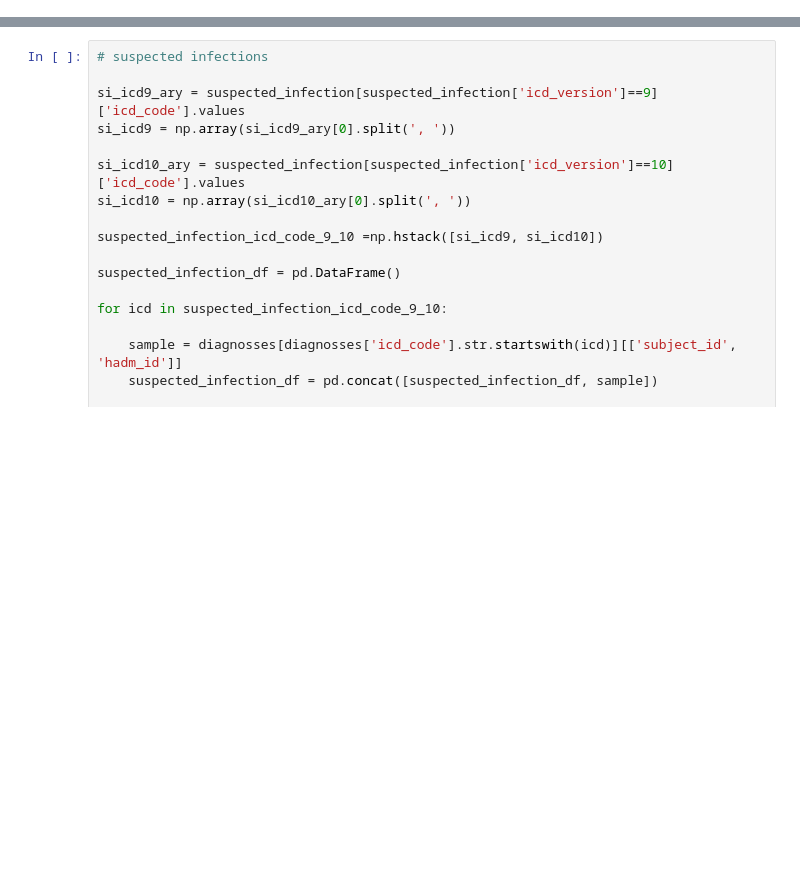
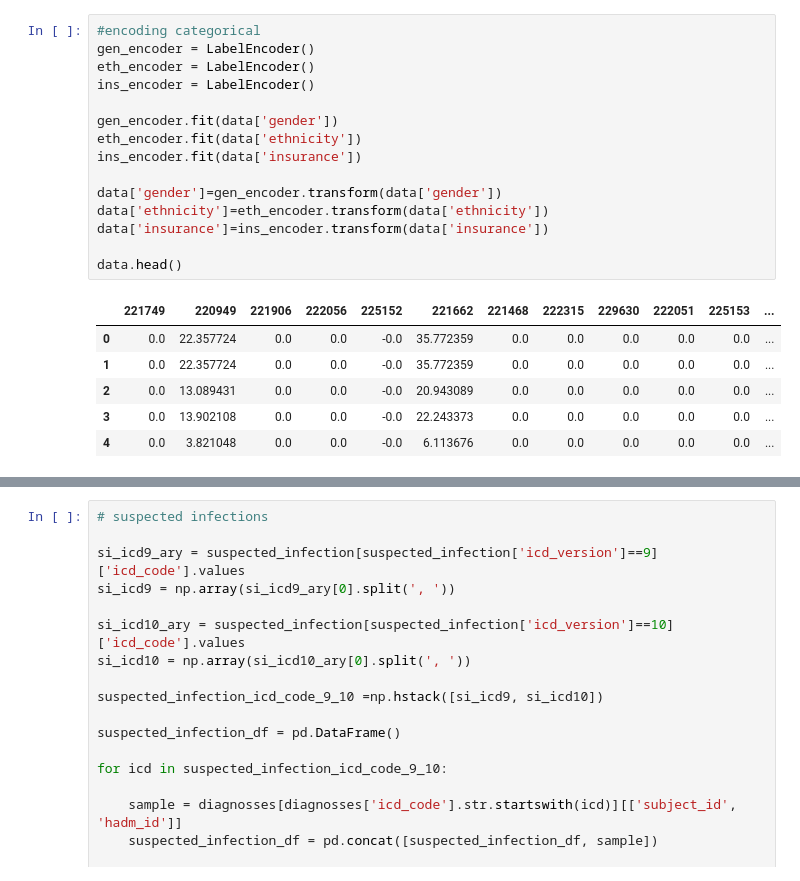
Before and after one commit to Jeong-Eul/MIMICIV2.2_PREPROC, a Jupyter notebook: mainCircline.ipynb, the cells around one changed output, grey strips where cells are left out. Cells and saved outputs as stored; diff of their text form; blank space fills up the shorter version.

```diff
--- a/mainCircline.ipynb
+++ b/mainCircline.ipynb
@@ -18,0 +30,22 @@ Total Samples 22354
+# %%
+#encoding categorical
+gen_encoder = LabelEncoder()
+eth_encoder = LabelEncoder()
+ins_encoder = LabelEncoder()
+
+gen_encoder.fit(data['gender'])
+eth_encoder.fit(data['ethnicity'])
+ins_encoder.fit(data['insurance'])
+
+data['gender']=gen_encoder.transform(data['gender'])
+data['ethnicity']=eth_encoder.transform(data['ethnicity'])
+data['insurance']=ins_encoder.transform(data['insurance'])
+
+data.head()
+# %% [output]
+|  | 221749 | 220949 | 221906 | 222056 | 225152 | 221662 | 221468 | 222315 | 229630 | 222051 | 225153 | ... |
+| 0 | 0.0 | 22.357724 | 0.0 | 0.0 | -0.0 | 35.772359 | 0.0 | 0.0 | 0.0 | 0.0 | 0.0 | ... |
+| 1 | 0.0 | 22.357724 | 0.0 | 0.0 | -0.0 | 35.772359 | 0.0 | 0.0 | 0.0 | 0.0 | 0.0 | ... |
+| 2 | 0.0 | 13.089431 | 0.0 | 0.0 | -0.0 | 20.943089 | 0.0 | 0.0 | 0.0 | 0.0 | 0.0 | ... |
+| 3 | 0.0 | 13.902108 | 0.0 | 0.0 | -0.0 | 22.243373 | 0.0 | 0.0 | 0.0 | 0.0 | 0.0 | ... |
+| 4 | 0.0 | 3.821048 | 0.0 | 0.0 | -0.0 | 6.113676 | 0.0 | 0.0 | 0.0 | 0.0 | 0.0 | ... |
```
Also changed, not shown: parts of 4 cells of this notebook, 1 other file.
